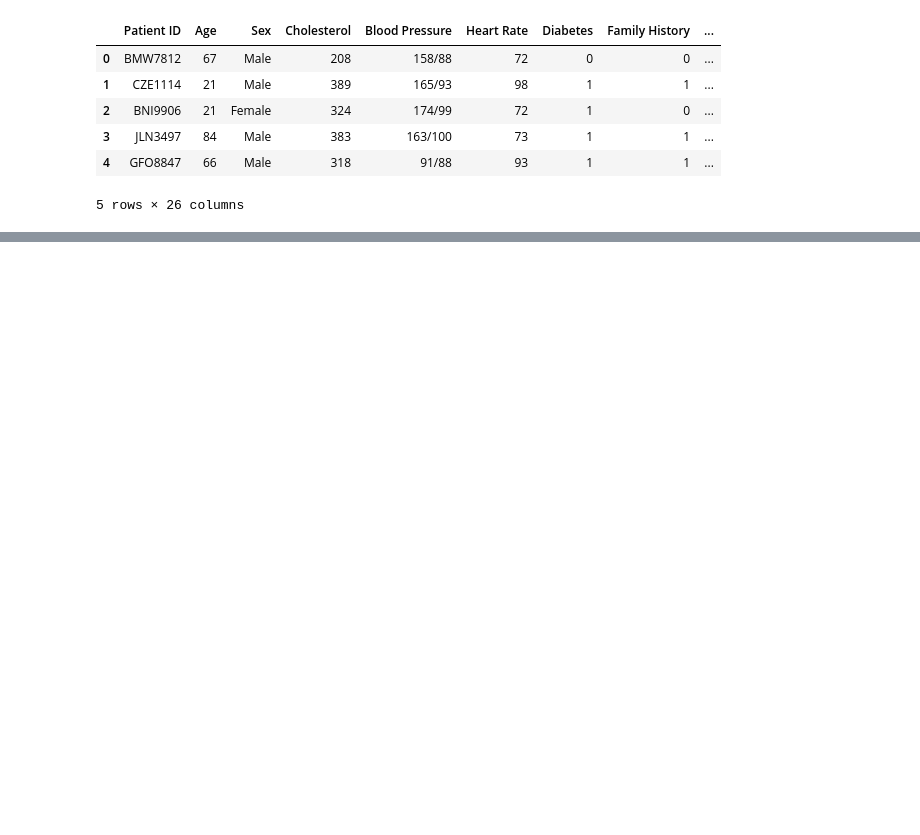
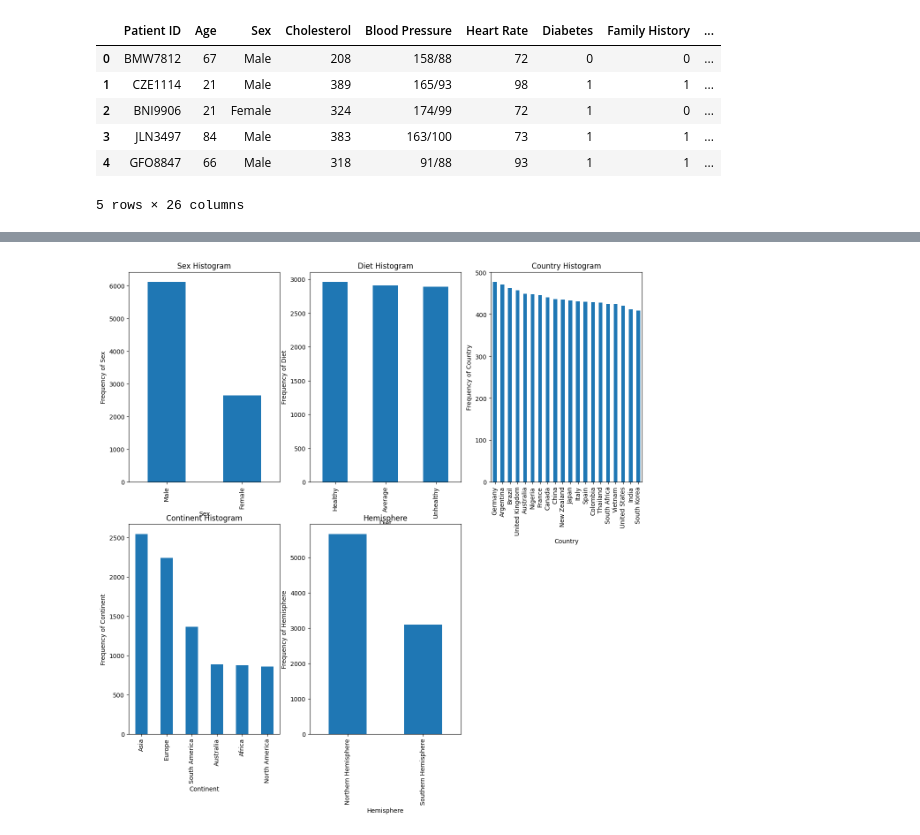
Before and after one commit to Akila-Prabath/Heart-Attack-Predictor, a Jupyter notebook: notebooks/FC212006_Akila/dataset.ipynb, the cells around one changed output, grey strips where cells are left out. Saved outputs shown, nothing was run; the diff lists cells and outputs as text; code cells hidden in the pictures; blank space fills up the shorter version.

```diff
--- a/notebooks/FC212006_Akila/dataset.ipynb
+++ b/notebooks/FC212006_Akila/dataset.ipynb
@@ -20,0 +128,41 @@ data.shape
+# %%
+plt.figure(figsize=(15, 21))
+'''
+plt.subplot(3, 3, 1)
+plt1 = data['Patient ID'].value_counts().plot(kind='bar')
+plt.title('Patient ID Histogram')
+plt1.set(xlabel = 'Patient ID', ylabel='Frequency of Patient ID')
+'''
+plt.subplot(3, 3, 1)
+plt1 = data['Sex'].value_counts().plot(kind='bar')
+plt.title('Sex Histogram')
+plt1.set(xlabel = 'Sex', ylabel='Frequency of Sex')
+'''
+plt.subplot(3, 3, 3)
+plt1 = data['Blood Pressure'].value_counts().plot(kind='bar')
+plt.title('Blood Pressure Histogram')
+plt1.set(xlabel = 'Blood Pressure', ylabel='Frequency of Blood Pressure')
+'''
+plt.subplot(3, 3, 2)
+plt1 = data['Diet'].value_counts().plot(kind='bar')
+plt.title('Diet Histogram')
+plt1.set(xlabel = 'Diet', ylabel='Frequency of Diet')
+
+plt.subplot(3, 3, 3)
+plt1 = data['Country'].value_counts().plot(kind='bar')
+plt.title('Country Histogram')
+plt1.set(xlabel = 'Country', ylabel='Frequency of Country')
+
+plt.subplot(3, 3, 4)
+plt1 = data['Continent'].value_counts().plot(kind='bar')
+plt.title('Continent Histogram')
+plt1.set(xlabel = 'Continent', ylabel='Frequency of Continent')
+
+plt.subplot(3, 3, 5)
+plt1 = data['Hemisphere'].value_counts().plot(kind='bar')
+plt.title('Hemisphere')
+plt1.set(xlabel = 'Hemisphere', ylabel='Frequency of Hemisphere')
+
+plt.show()
+# %% [output]
+[figure, added]
```
Also changed, not shown: parts of 15 cells of this notebook.
